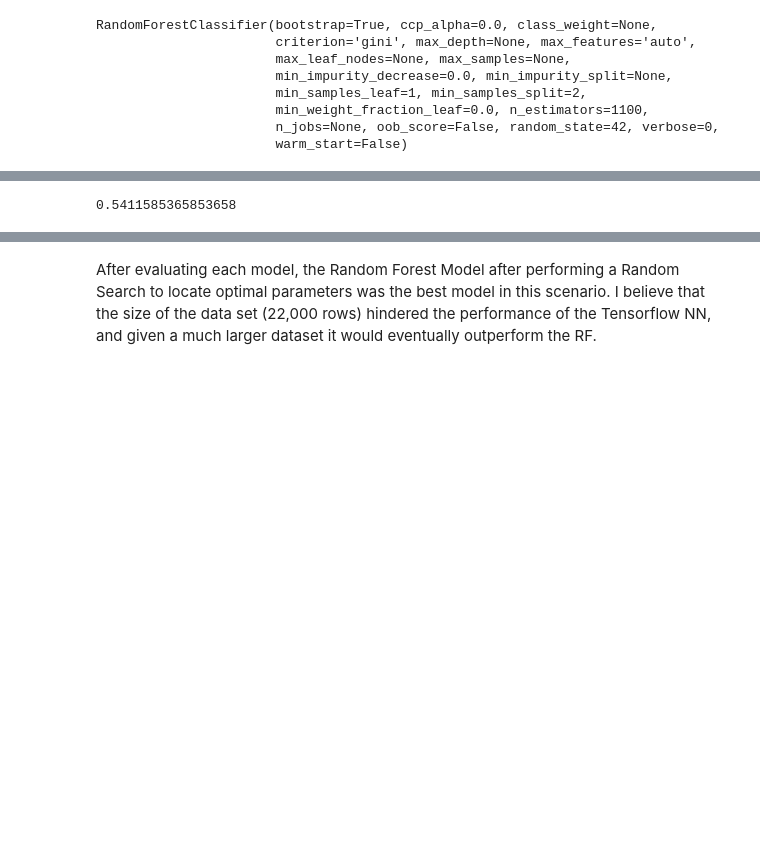
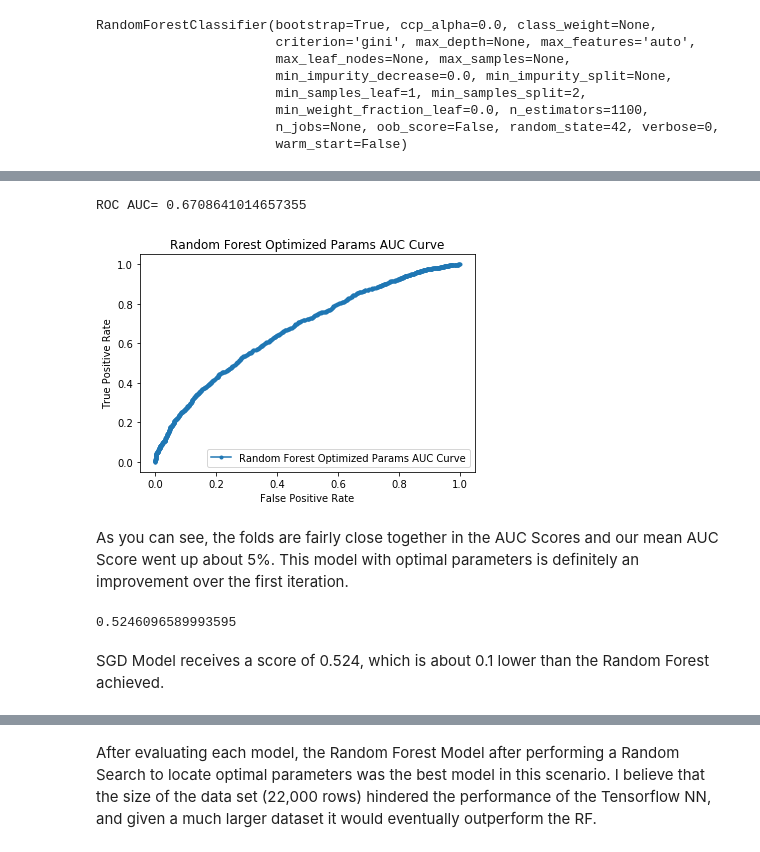
Before and after one commit to alexcroft08/Thinkful-Data-Science, a Jupyter notebook: Predicting Future Stock Prices using 10-k filing financial indicators.ipynb, the cells around one changed output, grey strips where cells are left out. Cells and saved outputs as stored; diff of their text form; code cells hidden in the pictures; blank space fills up the shorter version.

```diff
--- a/Predicting Future Stock Prices using 10-k filing financial indicators.ipynb
+++ b/Predicting Future Stock Prices using 10-k filing financial indicators.ipynb
@@ -415,3 +436,11 @@ Mean AUC Score - Random Forest:  0.6204809376567378
+# %%
+#Show the ROC Plot
+roc_score_plot(clf_1,X_test,y_test,'Random Forest Optimized Params AUC Curve')
+# %% [output]
+ROC AUC= 0.6708641014657355
+[figure, added]
+# %% [markdown]
+As you can see, the folds are fairly close together in the AUC Scores and our mean AUC Score went up about 5%. This model with optimal parameters is definitely an improvement over the first iteration.
 # %%
 #Stochastic Gradient Descent (SGD) Model
 from sklearn.linear_model import SGDClassifier
@@ -422,10 +451,13 @@ predictions = clf.predict(X_test)
 # %%
 #Stochastic Gradient Descent (SGD) Results
 from sklearn import metrics
+from sklearn.metrics import roc_auc_score
 y_train_pred = clf.predict(X_train)
-print (metrics.accuracy_score(y_test, predictions))
+print (metrics.roc_auc_score(y_test, predictions))
 # %% [output]
-0.5411585365853658
+0.5246096589993595
+# %% [markdown]
+SGD Model receives a score of 0.524, which is about 0.1 lower than the Random Forest achieved.
 # %%
 #Tensorflow Model
 import tensorflow as tf
```
Also changed, not shown: parts of 30 cells of this notebook.
